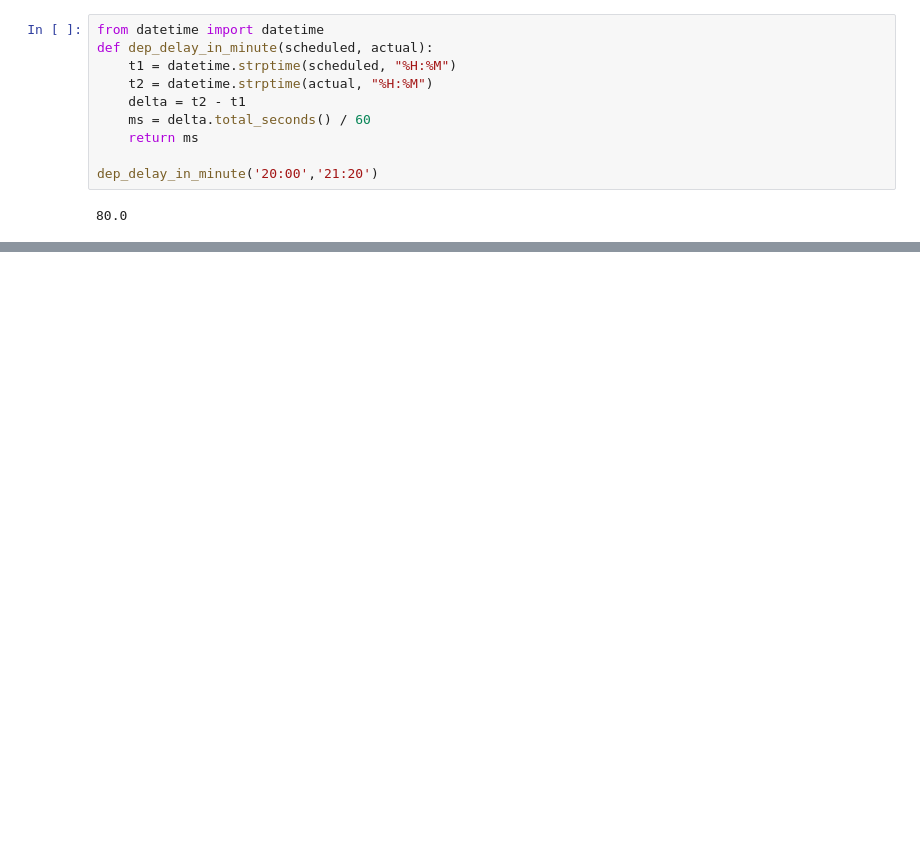
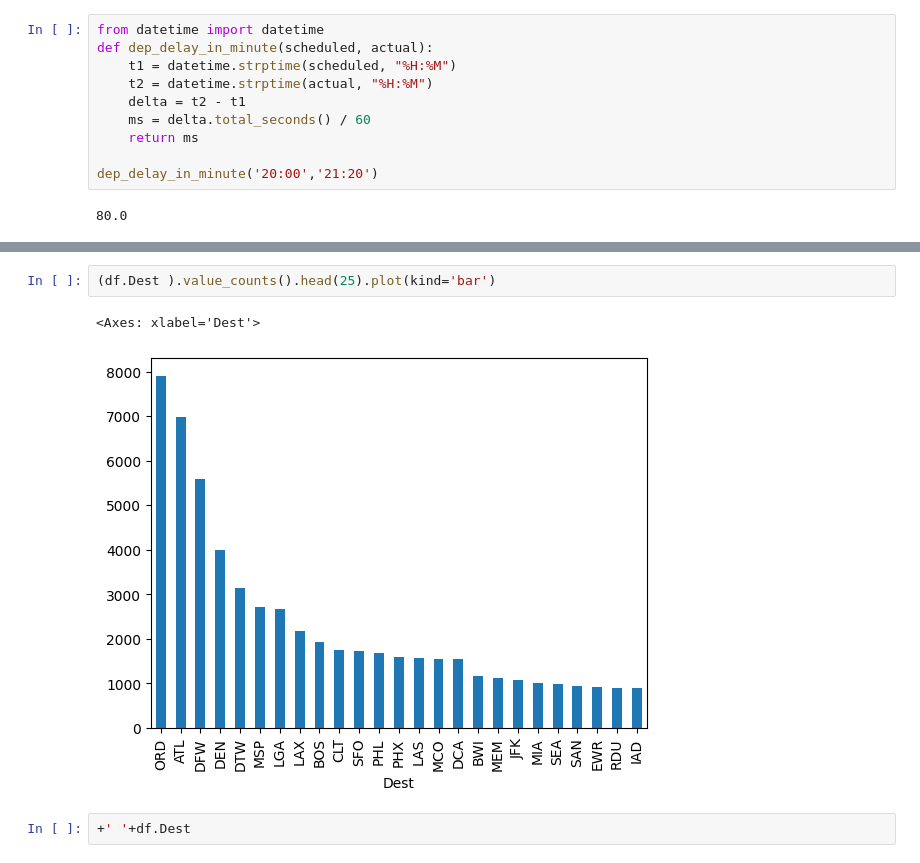
Before and after one commit to aditipandey017/Flight-data-analysis, a Jupyter notebook: Flight_set/flightset.ipynb, the cells around one changed output, grey strips where cells are left out. Cells and saved outputs as stored; diff of their text form; blank space fills up the shorter version.

```diff
--- a/Flight_set/flightset.ipynb
+++ b/Flight_set/flightset.ipynb
@@ -276,0 +303,7 @@ dep_delay_in_minute('20:00','21:20')
+# %%
+(df.Dest ).value_counts().head(25).plot(kind='bar')
+# %% [output]
+<Axes: xlabel='Dest'>
+[figure, added]
+# %%
++' '+df.Dest
```
Also changed, not shown: parts of 10 cells of this notebook.
